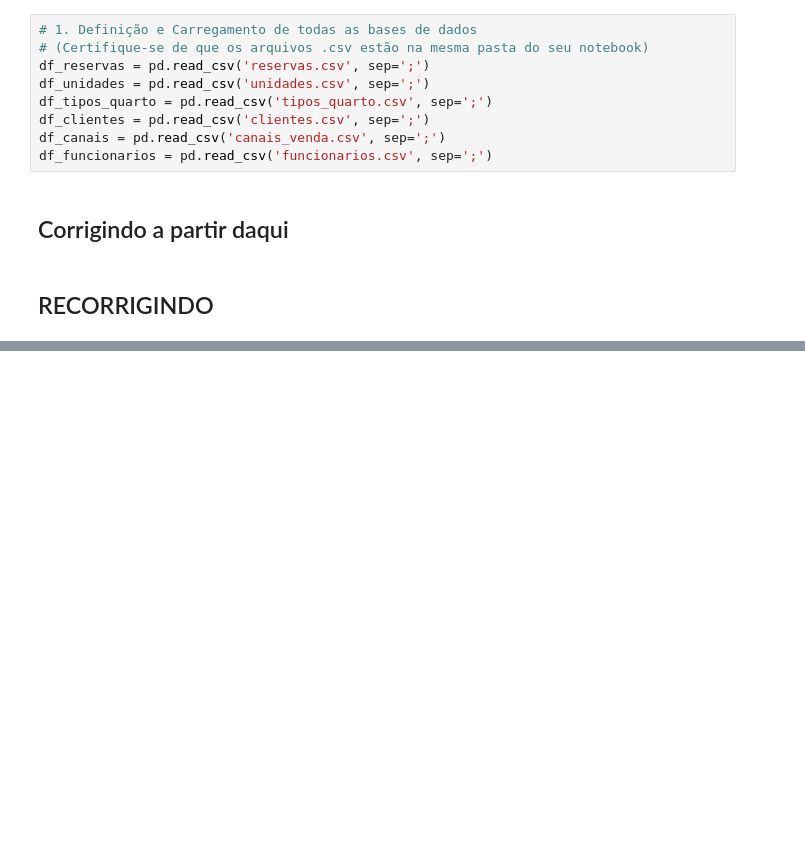
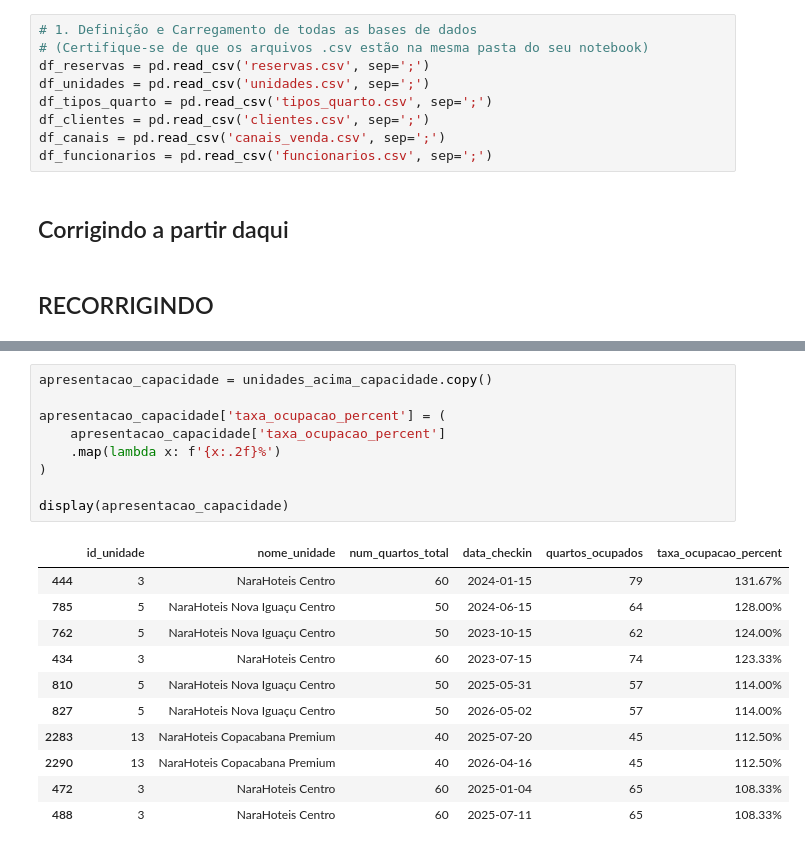
Before and after one commit to CarlosEduardoRodrigues7/Narahotel, a Jupyter notebook: resposta2.ipynb, the cells around one changed output, grey strips where cells are left out. Cells and saved outputs as stored; diff of their text form; blank space fills up the shorter version.

```diff
--- a/resposta2.ipynb
+++ b/resposta2.ipynb
@@ -591,0 +666,21 @@ Passing `palette` without assigning `hue` is deprecated and will be removed in v
+# %%
+apresentacao_capacidade = unidades_acima_capacidade.copy()
+
+apresentacao_capacidade['taxa_ocupacao_percent'] = (
+    apresentacao_capacidade['taxa_ocupacao_percent']
+    .map(lambda x: f'{x:.2f}%')
+)
+
+display(apresentacao_capacidade)
+# %% [output]
+|  | id_unidade | nome_unidade | num_quartos_total | data_checkin | quartos_ocupados | taxa_ocupacao_percent |
+| 444 | 3 | NaraHoteis Centro | 60 | 2024-01-15 | 79 | 131.67% |
+| 785 | 5 | NaraHoteis Nova Iguaçu Centro | 50 | 2024-06-15 | 64 | 128.00% |
+| 762 | 5 | NaraHoteis Nova Iguaçu Centro | 50 | 2023-10-15 | 62 | 124.00% |
+| 434 | 3 | NaraHoteis Centro | 60 | 2023-07-15 | 74 | 123.33% |
+| 810 | 5 | NaraHoteis Nova Iguaçu Centro | 50 | 2025-05-31 | 57 | 114.00% |
+| 827 | 5 | NaraHoteis Nova Iguaçu Centro | 50 | 2026-05-02 | 57 | 114.00% |
+| 2283 | 13 | NaraHoteis Copacabana Premium | 40 | 2025-07-20 | 45 | 112.50% |
+| 2290 | 13 | NaraHoteis Copacabana Premium | 40 | 2026-04-16 | 45 | 112.50% |
+| 472 | 3 | NaraHoteis Centro | 60 | 2025-01-04 | 65 | 108.33% |
+| 488 | 3 | NaraHoteis Centro | 60 | 2025-07-11 | 65 | 108.33% |
```
Also changed, not shown: parts of 12 cells of this notebook.
